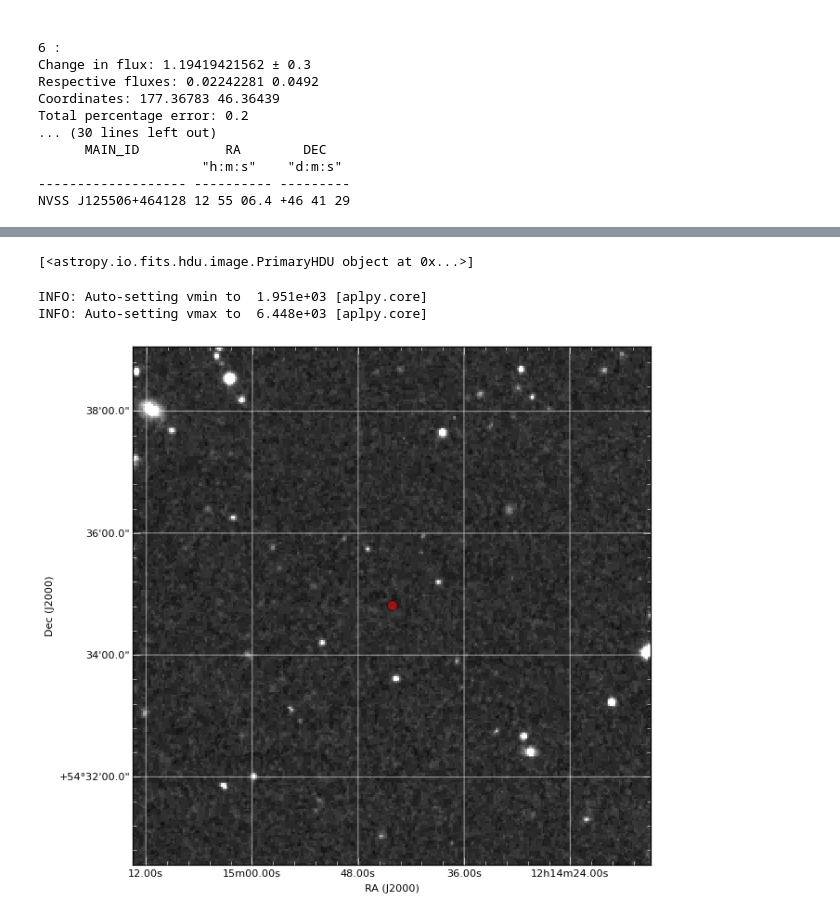
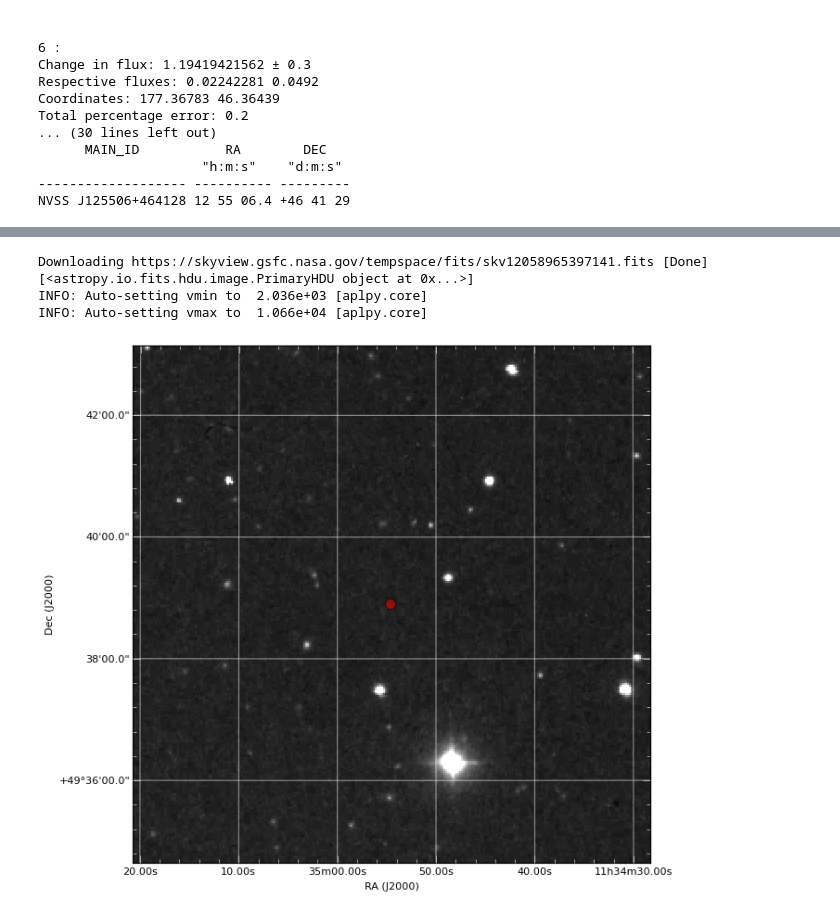
Before and after one commit to niallb96/lofar, a Jupyter notebook: LOTSS_VS_TGSS.ipynb, the cells around one changed output, grey strips where cells are left out. Saved outputs shown, nothing was run; the diff lists cells and outputs as text; code cells hidden in the pictures.

```diff
--- a/LOTSS_VS_TGSS.ipynb
+++ b/LOTSS_VS_TGSS.ipynb
@@ -596,37 +437,46 @@ m=0
 #This loop goes through the "Largest_Fractional_Diffs" list and...
 while m<size:
 
+    #If this loop runs through through the whole list of fractional changes
+    #before getting the specified number of results then..
     if n>=len(Largest_Fractional_Diffs):
         print "No other sources meet criterea"
         break
 
-    #..creates lists of their indexes and coordinates.
+    #If it hasn't run through list then it finds indexes..
     ind= Fractional_Diff_list.index(Largest_Fractional_Diffs[n])
-    try:
-        Simbad_table=Simbad.query_region(coord.SkyCoord(RA_First_Relevant[ind], DE_First_Relevant[ind],unit=(u.deg, u.deg)),radius='0d0m10s')
-    except EOFError:
-        print "EOFError"
-        n=n+1
-        continue
+
+     #..then calculates the errors relating to each change
     error_first=(Lum_First_Relevant_e[ind]/Lum_First_Relevant[ind])
     error_second=(Lum_Second_Relevant_e[ind]/Lum_Second_Relevant[ind])
     total_percentage_error=error_first+((Lum_Second_Relevant_e[ind]+Lum_First_Relevant_e[ind])/(Lum_First_Relevant[ind]+Lum_Second_Relevant[ind]))
     total_error=round_to_1(total_percentage_error*Largest_Fractional_Diffs[n])
 
-    if  total_percentage_error<=.1:
-    #printing relevant information:
+     #This finds all the objects on Simbad within 10" of the relevant source
+    Simbad_table=Simbad.query_region(coord.SkyCoord(RA_First_Relevant[ind], DE_First_Relevant[ind],unit=(u.deg, u.deg)),radius='0d0m10s')
+
+    #This loop only prints information if the percentage error on the data is below a certain threshold
+    if  total_percentage_error<=0.1:
+
+        #Creates lists of their indexes and coordinates...
         Big_Change_indexes.append(ind)
         Big_Change_RAs.append(RA_First_Relevant[ind])
         Big_Change_DEs.append(DE_First_Relevant[ind])
+
+        #printing relevant information:
         print m,":"
         print "Change in flux:",Largest_Fractional_Diffs[n],"±",total_error
         print "Respective fluxes:",Lum_First_Relevant[ind],Lum_Second_Relevant[ind]
         print "Coordinates:",RA_First_Relevant[ind],DE_First_Relevant[ind]
         print "Total percentage error:",round_to_1(total_percentage_error)
 
+        #If no source is found on Simbad then..
         if not Simbad_table:
+            #..print this:
             print "==>no source found on SIMBAD"
+        #If there is source(s) found then...
         else:
+            #print relevant information from Simbad
             print Simbad_table["MAIN_ID","RA","DEC","COO_BIBCODE"]
 
         print ""
@@ -676,30 +505,31 @@ fig = plt.gcf()
 # %%
 #This displays image of a correlated source
 
 #Which source to show:
-x=1
+x=15
 
 #Coordinates of this star:
 pos=coord.SkyCoord(Big_Change_RAs[x]*u.deg, Big_Change_DEs[x]*u.deg)
 ra=np.array([Big_Change_RAs[x]])
 de=np.array([Big_Change_DEs[x]])
 #Find image from DSS:
 images = SkyView.get_images(pos,survey=['DSS'])
 print images[0]
 
 CV = aplpy.FITSFigure(images[0])
 
 
 #Gives in grid and makes it grayscale (can also be made colorscale)
 CV.show_grayscale()
 CV.add_grid()
 
 #This plots a circle where the relevant source should be
 x_pix, y_pix = CV.world2pixel(ra,de)
 plt.scatter(x_pix, y_pix, s=100, c='red', alpha=.5)
 plt.show()
 # %% [output]
+Downloading https://skyview.gsfc.nasa.gov/tempspace/fits/skv12058965397141.fits [Done]
 [<astropy.io.fits.hdu.image.PrimaryHDU object at 0x...>]
+INFO: Auto-setting vmin to  2.036e+03 [aplpy.core]
+INFO: Auto-setting vmax to  1.066e+04 [aplpy.core]
-INFO: Auto-setting vmin to  1.951e+03 [aplpy.core]
-INFO: Auto-setting vmax to  6.448e+03 [aplpy.core]
-[figure, old version]
+[figure, new version]
```
Also changed, not shown: parts of 10 cells of this notebook, 2 other files.
